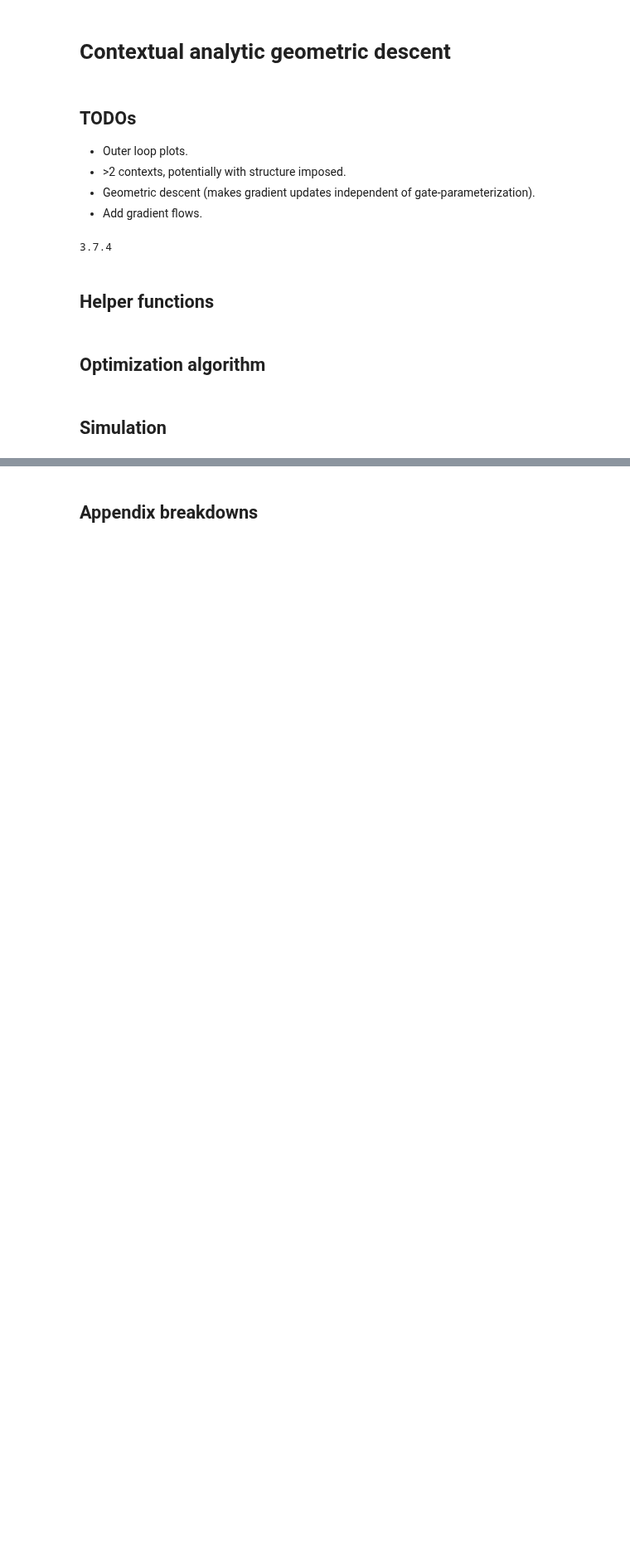
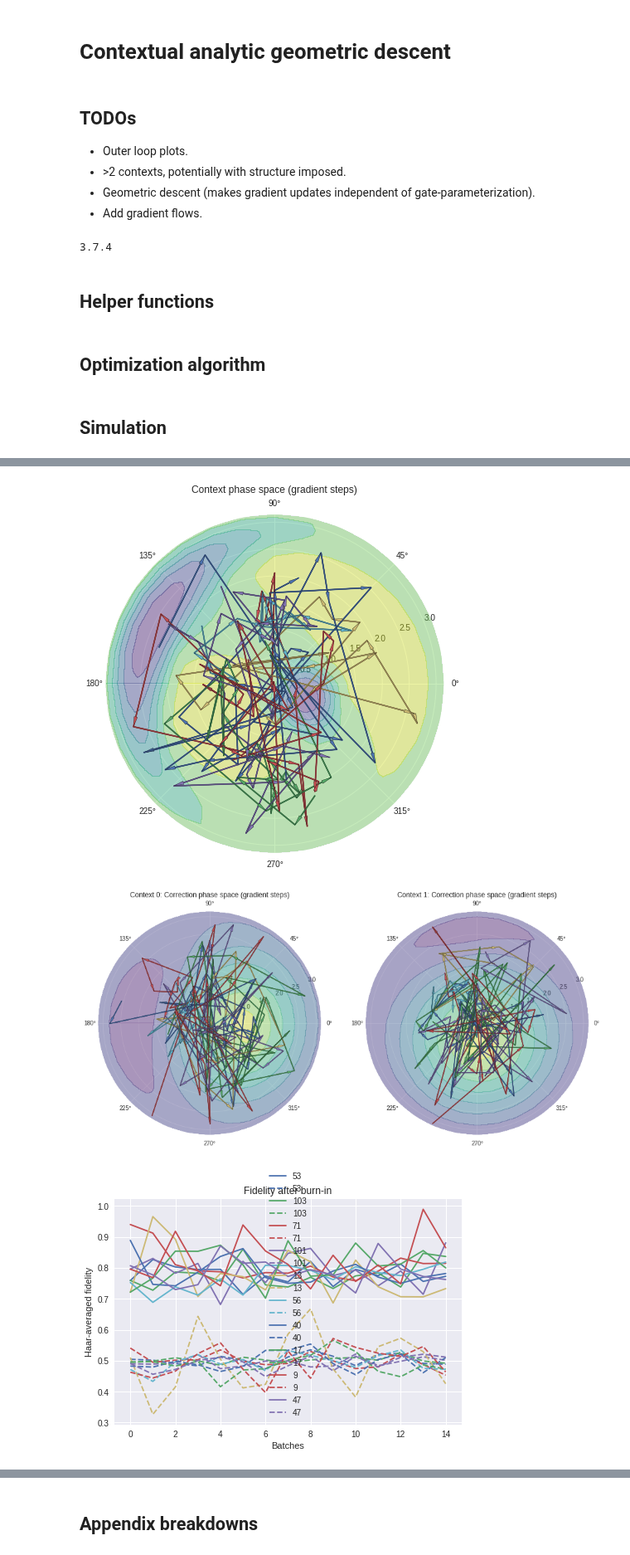
Before and after one commit to farice/SpectatorQubits, a Jupyter notebook: MAB-continuous-analytic-arbitrary-axis.ipynb, the cells around one changed output, grey strips where cells are left out. Shown at 83% size. Saved outputs shown, nothing was run; the diff lists cells and outputs as text; code cells hidden in the pictures; blank space fills up the shorter version.

```diff
--- a/MAB-continuous-analytic-arbitrary-axis.ipynb
+++ b/MAB-continuous-analytic-arbitrary-axis.ipynb
@@ -781,33 +771,39 @@ dill.dump_session('notebook_env.db')
 # %%
 # Get contour over entire distribution. May need to subset for non-stationary case.
-context_contour = get_contour(error_samples_generator_partial(0), context_loss)
+error_samples_generator_partial = functools.partial(
+        error_samples_generator, mu=[MU_1, MU_2, MU_3], sigma=[SIGMA_1, SIGMA_2, SIGMA_3], batch_size=128, drift=np.pi/16)
+context_contour = get_contour(error_samples_generator_partial(iteration=0), context_loss)
 optimal_phi, optimal_theta = context_contour['max_phi'], context_contour['max_theta']
 if optimal_phi > np.pi:
     optimal_phi += np.pi
 
 
 # Allows plotting of conditioned correction contours according to the true
 # optimal conditioning. Previously, we conditioned based upon the current
 # estimator for conditioning.
 def condition_error_samples(error_samples, optimal_phi, optimal_theta):
     polling_group = []
     prepared_basis = [snot() * basis(2, 0), snot() * sigmax() * basis(2, 0)]
     for e in error_samples:
         u = get_error_unitary(e, sensitivity=1.0)
         s = u * prepared_basis[0]
         meas = np.cos(optimal_theta / 2) * prepared_basis[0] + np.exp(
                 1j * optimal_phi) * np.sin(optimal_theta / 2) * prepared_basis[1]
         meas = meas.unit()
         obj = np.real(meas.overlap(s) * s.overlap(meas))
         polling_group.append(obj > 0.5)
     return polling_group
 
 
-error_samples = np.array(error_samples_generator_partial(0))
+error_samples = np.array(error_samples_generator_partial(iteration=0))
 cond = np.array(condition_error_samples(error_samples, optimal_phi, optimal_theta))
 correction_contour = {}
 correction_contour[0] = get_contour(error_samples[
     cond], correction_loss)
 correction_contour[1] = get_contour(error_samples[
     ~cond], correction_loss)
-plot_layered(parallel_sims, context_contour, correction_contour, burnin_length=10)
+plot_layered(parallel_sims_store, context_contour, correction_contour, burnin_length=1)
+# %% [output]
+[figure, added]
+[figure, added]
+[figure, added]
```
Also changed, not shown: parts of 8 cells of this notebook, 1 other file.
